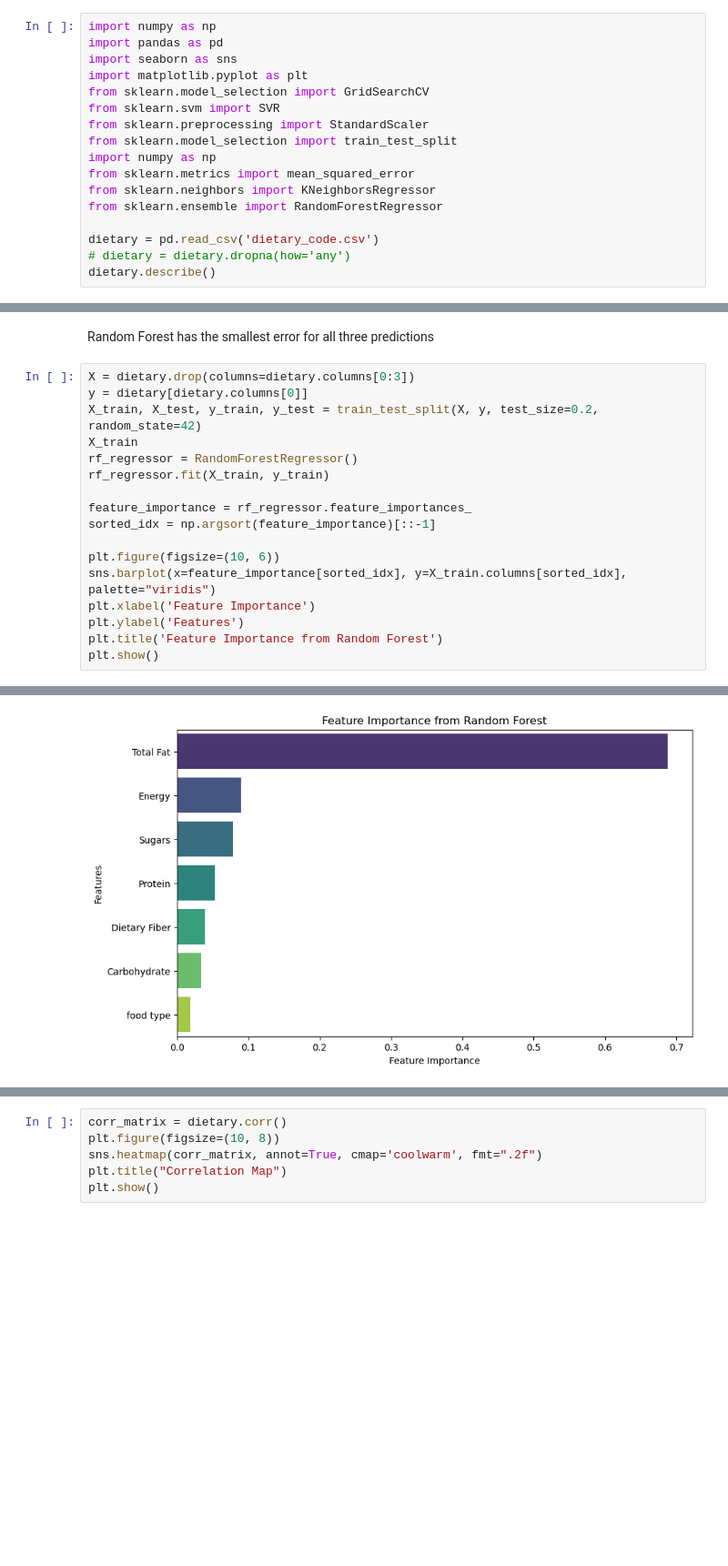
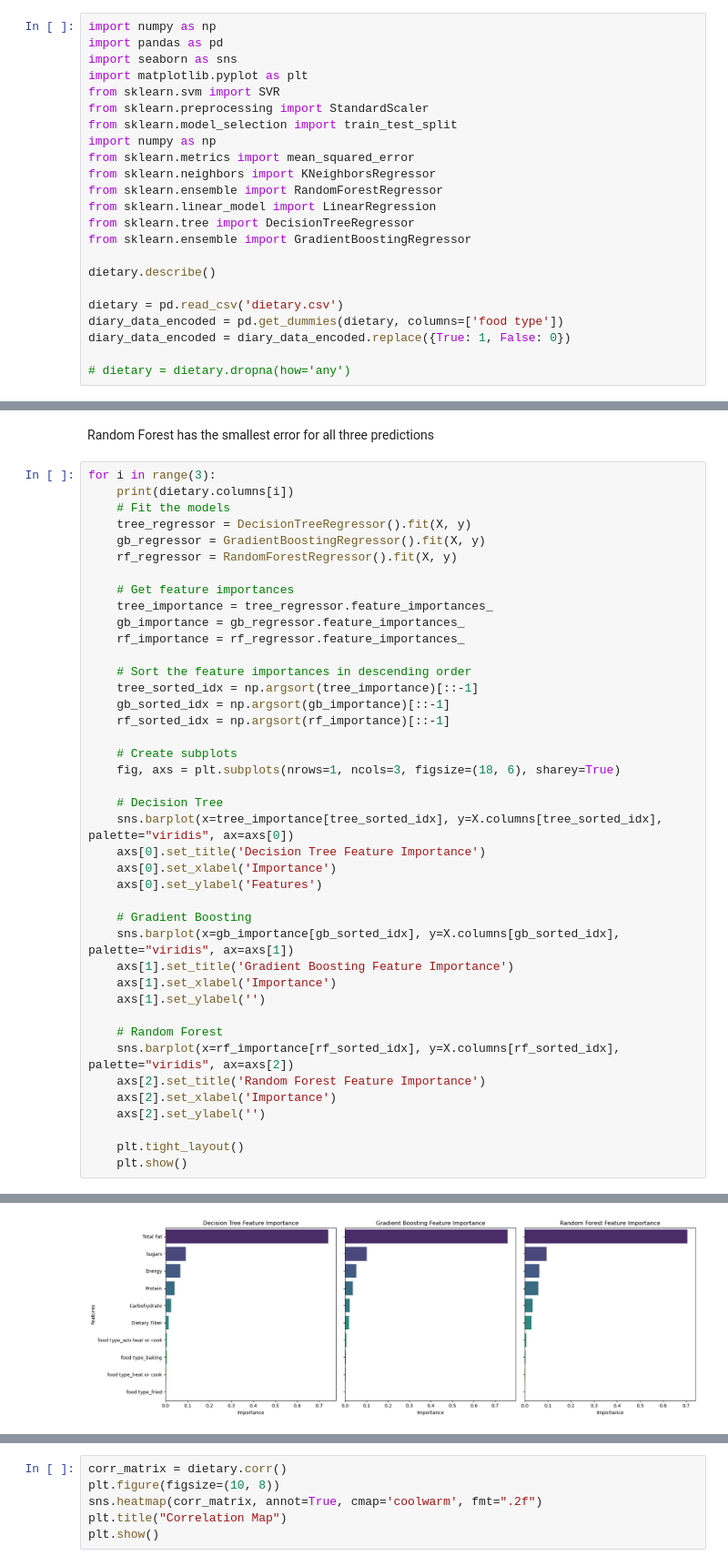
Before and after one commit to Liu22Yi/stats503, a Jupyter notebook: project.ipynb, the cells around one changed output, grey strips where cells are left out. Shown: that part at 91% size. Cells and saved outputs as stored; diff of their text form; blank space fills up the shorter version.

Commit message:
add more model, switch to r_square

```diff
--- a/project.ipynb
+++ b/project.ipynb
@@ -3,7 +3,6 @@ import numpy as np
 import pandas as pd
 import seaborn as sns
 import matplotlib.pyplot as plt
-from sklearn.model_selection import GridSearchCV
 from sklearn.svm import SVR
 from sklearn.preprocessing import StandardScaler
 from sklearn.model_selection import train_test_split
@@ -11,7 +10,14 @@ import numpy as np
 from sklearn.metrics import mean_squared_error
 from sklearn.neighbors import KNeighborsRegressor
 from sklearn.ensemble import RandomForestRegressor
+from sklearn.linear_model import LinearRegression
+from sklearn.tree import DecisionTreeRegressor
+from sklearn.ensemble import GradientBoostingRegressor
 
-dietary = pd.read_csv('dietary_code.csv')
+dietary.describe()
+
+dietary = pd.read_csv('dietary.csv')
+diary_data_encoded = pd.get_dummies(dietary, columns=['food type'])
+diary_data_encoded = diary_data_encoded.replace({True: 1, False: 0})
+
 # dietary = dietary.dropna(how='any')
-dietary.describe()
@@ -82,20 +94,44 @@ SVM Mean Squared Error: 3.4968586991119355
 # %% [markdown]
 Random Forest has the smallest error for all three predictions
 # %%
-X = dietary.drop(columns=dietary.columns[0:3])
-y = dietary[dietary.columns[0]]
-X_train, X_test, y_train, y_test = train_test_split(X, y, test_size=0.2, random_state=42)
-X_train
-rf_regressor = RandomForestRegressor()
-rf_regressor.fit(X_train, y_train)
+for i in range(3):
+    print(dietary.columns[i])
+    # Fit the models
+    tree_regressor = DecisionTreeRegressor().fit(X, y)
+    gb_regressor = GradientBoostingRegressor().fit(X, y)
+    rf_regressor = RandomForestRegressor().fit(X, y)
 
-feature_importance = rf_regressor.feature_importances_
-sorted_idx = np.argsort(feature_importance)[::-1]
+    # Get feature importances
+    tree_importance = tree_regressor.feature_importances_
+    gb_importance = gb_regressor.feature_importances_
+    rf_importance = rf_regressor.feature_importances_
 
-plt.figure(figsize=(10, 6))
-sns.barplot(x=feature_importance[sorted_idx], y=X_train.columns[sorted_idx], palette="viridis")
-plt.xlabel('Feature Importance')
-plt.ylabel('Features')
-plt.title('Feature Importance from Random Forest')
-plt.show()
+    # Sort the feature importances in descending order
+    tree_sorted_idx = np.argsort(tree_importance)[::-1]
+    gb_sorted_idx = np.argsort(gb_importance)[::-1]
+    rf_sorted_idx = np.argsort(rf_importance)[::-1]
+
+    # Create subplots
+    fig, axs = plt.subplots(nrows=1, ncols=3, figsize=(18, 6), sharey=True)
+
+    # Decision Tree
+    sns.barplot(x=tree_importance[tree_sorted_idx], y=X.columns[tree_sorted_idx], palette="viridis", ax=axs[0])
+    axs[0].set_title('Decision Tree Feature Importance')
+    axs[0].set_xlabel('Importance')
+    axs[0].set_ylabel('Features')
+
+    # Gradient Boosting
+    sns.barplot(x=gb_importance[gb_sorted_idx], y=X.columns[gb_sorted_idx], palette="viridis", ax=axs[1])
+    axs[1].set_title('Gradient Boosting Feature Importance')
+    axs[1].set_xlabel('Importance')
+    axs[1].set_ylabel('')
+
+    # Random Forest
+    sns.barplot(x=rf_importance[rf_sorted_idx], y=X.columns[rf_sorted_idx], palette="viridis", ax=axs[2])
+    axs[2].set_title('Random Forest Feature Importance')
+    axs[2].set_xlabel('Importance')
+    axs[2].set_ylabel('')
+
+    plt.tight_layout()
+    plt.show()
 # %% [output]
@@ -102 +139 @@ plt.show()
-[figure, old version]
+[figure, new version]
```
Also changed, not shown: parts of 4 cells of this notebook.
